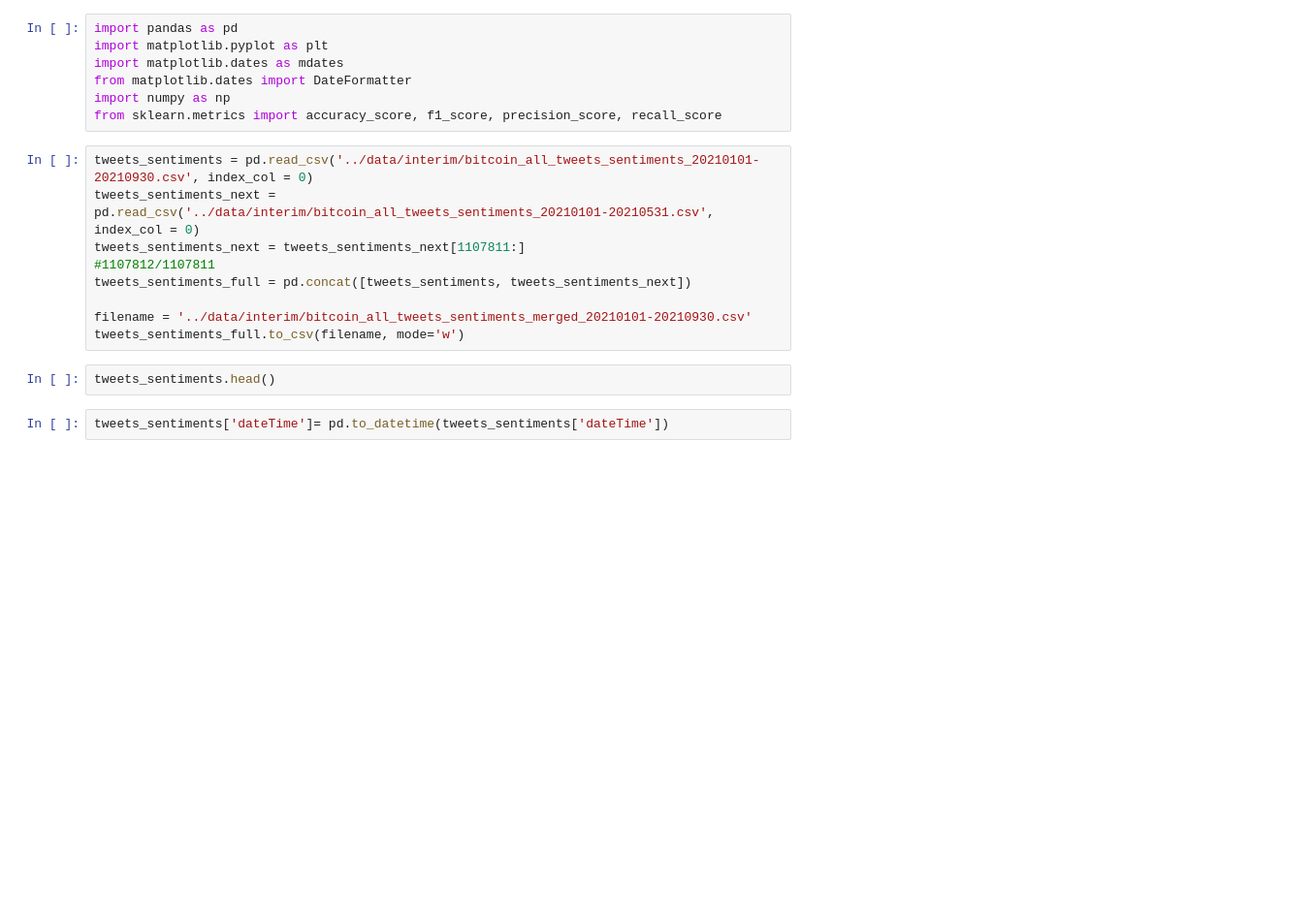
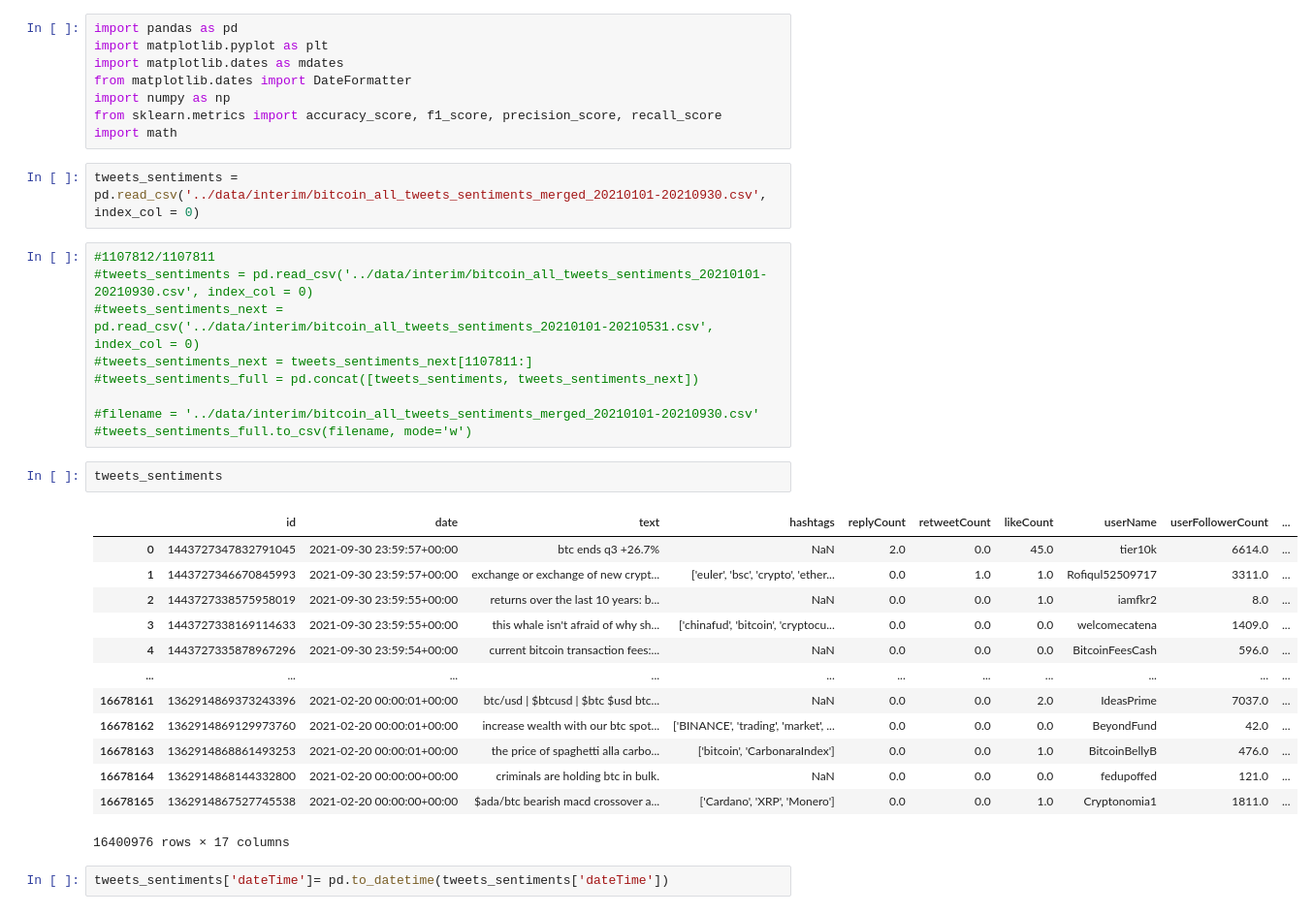
Before and after one commit to superzzp/Bitcoin-Price-Fluctuation-Twitter-Sentiment-Analysis, a Jupyter notebook: notebooks/1.0-zzp-aggregate-sentiments.ipynb, the cells around one changed output. Shown at 97% size. Drawn from its saved outputs; the diff is of its cells as text; blank space fills up the shorter version.

```diff
--- a/notebooks/1.0-zzp-aggregate-sentiments.ipynb
+++ b/notebooks/1.0-zzp-aggregate-sentiments.ipynb
@@ -5,17 +5,34 @@ import matplotlib.dates as mdates
 from matplotlib.dates import DateFormatter
 import numpy as np
 from sklearn.metrics import accuracy_score, f1_score, precision_score, recall_score
+import math
+# %%
+tweets_sentiments = pd.read_csv('../data/interim/bitcoin_all_tweets_sentiments_merged_20210101-20210930.csv', index_col = 0)
 # %%
-tweets_sentiments = pd.read_csv('../data/interim/bitcoin_all_tweets_sentiments_20210101-20210930.csv', index_col = 0)
-tweets_sentiments_next = pd.read_csv('../data/interim/bitcoin_all_tweets_sentiments_20210101-20210531.csv', index_col = 0)
-tweets_sentiments_next = tweets_sentiments_next[1107811:]
 #1107812/1107811
-tweets_sentiments_full = pd.concat([tweets_sentiments, tweets_sentiments_next])
+#tweets_sentiments = pd.read_csv('../data/interim/bitcoin_all_tweets_sentiments_20210101-20210930.csv', index_col = 0)
+#tweets_sentiments_next = pd.read_csv('../data/interim/bitcoin_all_tweets_sentiments_20210101-20210531.csv', index_col = 0)
+#tweets_sentiments_next = tweets_sentiments_next[1107811:]
+#tweets_sentiments_full = pd.concat([tweets_sentiments, tweets_sentiments_next])
 
-filename = '../data/interim/bitcoin_all_tweets_sentiments_merged_20210101-20210930.csv'
-tweets_sentiments_full.to_csv(filename, mode='w')
+#filename = '../data/interim/bitcoin_all_tweets_sentiments_merged_20210101-20210930.csv'
+#tweets_sentiments_full.to_csv(filename, mode='w')
 # %%
-tweets_sentiments.head()
+tweets_sentiments
+# %% [output]
+|  | id | date | text | hashtags | replyCount | retweetCount | likeCount | userName | userFollowerCount | ... |
+| 0 | 1443727347832791045 | 2021-09-30 23:59:57+00:00 | btc ends q3 +26.7% | NaN | 2.0 | 0.0 | 45.0 | tier10k | 6614.0 | ... |
+| 1 | 1443727346670845993 | 2021-09-30 23:59:57+00:00 | exchange or exchange of new crypt... | ['euler', 'bsc', 'crypto', 'ether... | 0.0 | 1.0 | 1.0 | Rofiqul52509717 | 3311.0 | ... |
+| 2 | 1443727338575958019 | 2021-09-30 23:59:55+00:00 | returns over the last 10 years: b... | NaN | 0.0 | 0.0 | 1.0 | iamfkr2 | 8.0 | ... |
+| 3 | 1443727338169114633 | 2021-09-30 23:59:55+00:00 | this whale isn't afraid of why sh... | ['chinafud', 'bitcoin', 'cryptocu... | 0.0 | 0.0 | 0.0 | welcomecatena | 1409.0 | ... |
+| 4 | 1443727335878967296 | 2021-09-30 23:59:54+00:00 | current bitcoin transaction fees:... | NaN | 0.0 | 0.0 | 0.0 | BitcoinFeesCash | 596.0 | ... |
+| ... | ... | ... | ... | ... | ... | ... | ... | ... | ... | ... |
+| 16678161 | 1362914869373243396 | 2021-02-20 00:00:01+00:00 | btc/usd | $btcusd | $btc $usd btc... | NaN | 0.0 | 0.0 | 2.0 | IdeasPrime | 7037.0 | ... |
+| 16678162 | 1362914869129973760 | 2021-02-20 00:00:01+00:00 | increase wealth with our btc spot... | ['BINANCE', 'trading', 'market', ... | 0.0 | 0.0 | 0.0 | BeyondFund | 42.0 | ... |
+| 16678163 | 1362914868861493253 | 2021-02-20 00:00:01+00:00 | the price of spaghetti alla carbo... | ['bitcoin', 'CarbonaraIndex'] | 0.0 | 0.0 | 1.0 | BitcoinBellyB | 476.0 | ... |
+| 16678164 | 1362914868144332800 | 2021-02-20 00:00:00+00:00 | criminals are holding btc in bulk. | NaN | 0.0 | 0.0 | 0.0 | fedupoffed | 121.0 | ... |
+| 16678165 | 1362914867527745538 | 2021-02-20 00:00:00+00:00 | $ada/btc bearish macd crossover a... | ['Cardano', 'XRP', 'Monero'] | 0.0 | 0.0 | 1.0 | Cryptonomia1 | 1811.0 | ... |
+16400976 rows × 17 columns
 # %%
 tweets_sentiments['dateTime']= pd.to_datetime(tweets_sentiments['dateTime'])
 # %%
```
Also changed, not shown: parts of 18 cells of this notebook, 1 other file.
